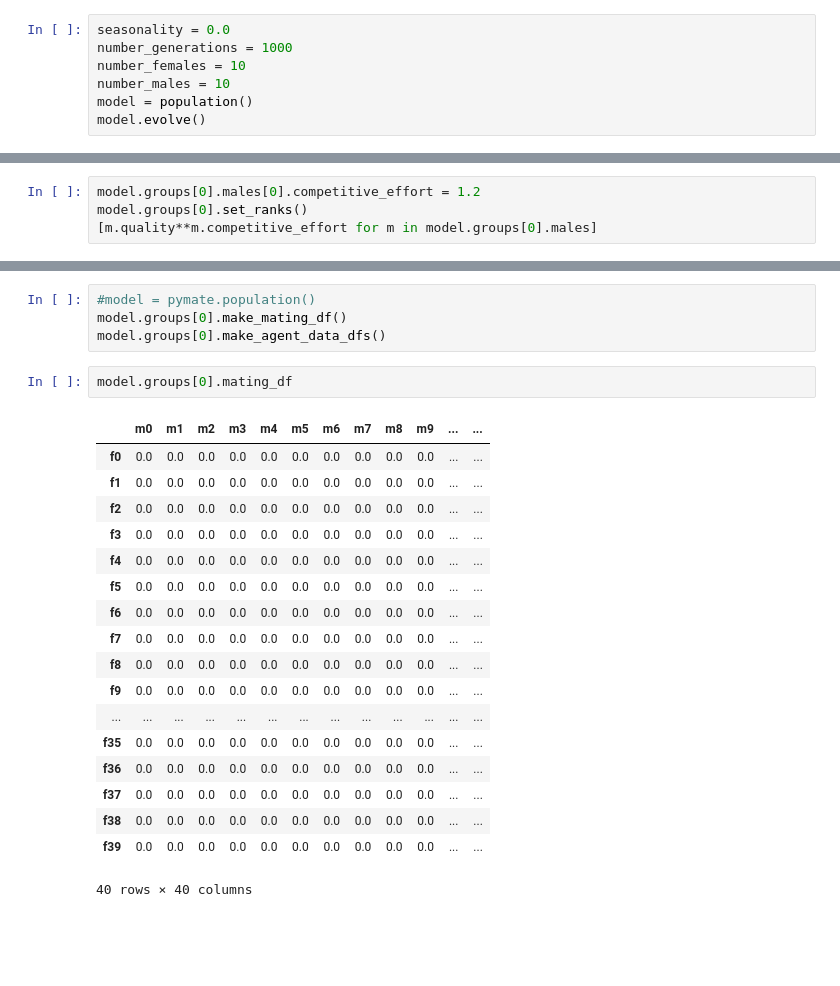
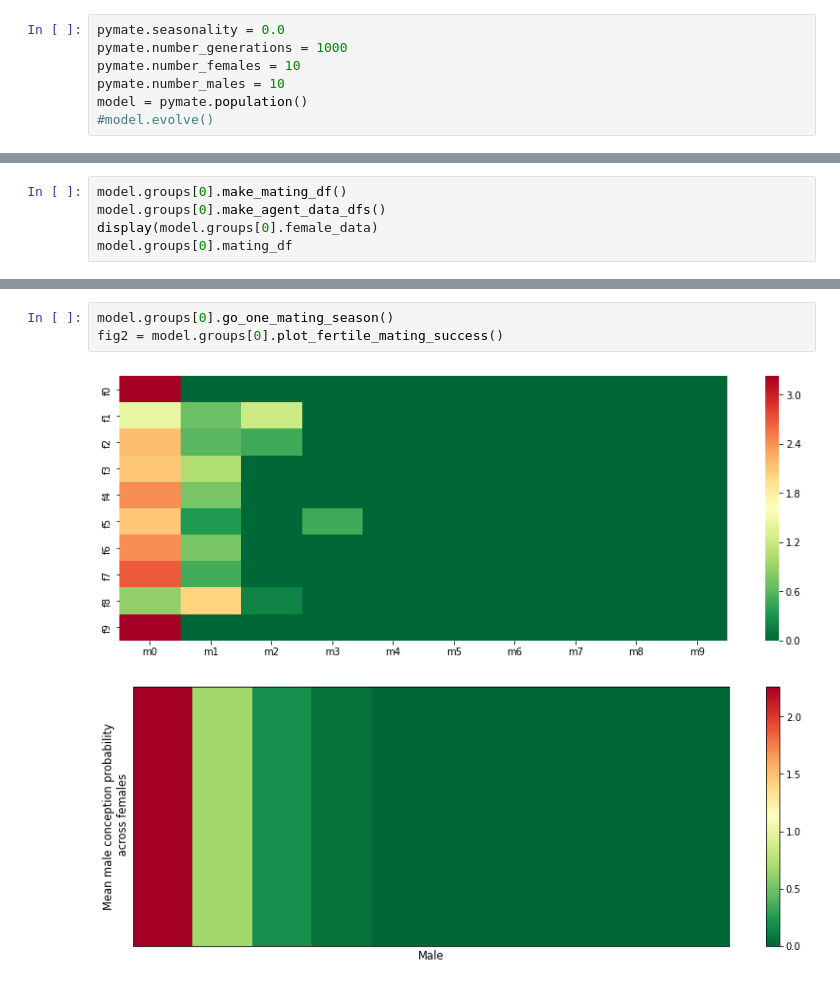
Before and after one commit to kevinrosenfield/FertilitySignalsABM, a Jupyter notebook: pymate_tests.ipynb, the cells around one changed output, grey strips where cells are left out. Cells and saved outputs as stored; diff of their text form; blank space fills up the shorter version.

Commit message:
add pymate_gui

```diff
--- a/pymate_tests.ipynb
+++ b/pymate_tests.ipynb
@@ -5,9 +5,9 @@ import plotly.express as px
 import matplotlib.pyplot as plt
 pymate = importlib.reload(pymate)
 # %%
-seasonality = 0.0
-number_generations = 1000
-number_females = 10
-number_males = 10
-model = population()
-model.evolve()
+pymate.seasonality = 0.0
+pymate.number_generations = 1000
+pymate.number_females = 10
+pymate.number_males = 10
+model = pymate.population()
+#model.evolve()
@@ -32,5 +14,6 @@ model.evolve()
 # %%
-model.groups[0].males[0].competitive_effort = 1.2
-model.groups[0].set_ranks()
-[m.quality**m.competitive_effort for m in model.groups[0].males]
+model.groups[0].make_mating_df()
+model.groups[0].make_agent_data_dfs()
+display(model.groups[0].female_data)
+model.groups[0].mating_df
 # %% [output]
@@ -46,25 +71,6 @@ model.groups[0].plot_fertile_mating_success()
-# %%
-#model = pymate.population()
-model.groups[0].make_mating_df()
-model.groups[0].make_agent_data_dfs()
 # %%
-model.groups[0].mating_df
+model.groups[0].go_one_mating_season()
+fig2 = model.groups[0].plot_fertile_mating_success()
 # %% [output]
-|  | m0 | m1 | m2 | m3 | m4 | m5 | m6 | m7 | m8 | m9 | ... | ... |
-| f0 | 0.0 | 0.0 | 0.0 | 0.0 | 0.0 | 0.0 | 0.0 | 0.0 | 0.0 | 0.0 | ... | ... |
-| f1 | 0.0 | 0.0 | 0.0 | 0.0 | 0.0 | 0.0 | 0.0 | 0.0 | 0.0 | 0.0 | ... | ... |
-| f2 | 0.0 | 0.0 | 0.0 | 0.0 | 0.0 | 0.0 | 0.0 | 0.0 | 0.0 | 0.0 | ... | ... |
-| f3 | 0.0 | 0.0 | 0.0 | 0.0 | 0.0 | 0.0 | 0.0 | 0.0 | 0.0 | 0.0 | ... | ... |
-| f4 | 0.0 | 0.0 | 0.0 | 0.0 | 0.0 | 0.0 | 0.0 | 0.0 | 0.0 | 0.0 | ... | ... |
-| f5 | 0.0 | 0.0 | 0.0 | 0.0 | 0.0 | 0.0 | 0.0 | 0.0 | 0.0 | 0.0 | ... | ... |
-| f6 | 0.0 | 0.0 | 0.0 | 0.0 | 0.0 | 0.0 | 0.0 | 0.0 | 0.0 | 0.0 | ... | ... |
-| f7 | 0.0 | 0.0 | 0.0 | 0.0 | 0.0 | 0.0 | 0.0 | 0.0 | 0.0 | 0.0 | ... | ... |
-| f8 | 0.0 | 0.0 | 0.0 | 0.0 | 0.0 | 0.0 | 0.0 | 0.0 | 0.0 | 0.0 | ... | ... |
-| f9 | 0.0 | 0.0 | 0.0 | 0.0 | 0.0 | 0.0 | 0.0 | 0.0 | 0.0 | 0.0 | ... | ... |
-| ... | ... | ... | ... | ... | ... | ... | ... | ... | ... | ... | ... | ... |
-| f35 | 0.0 | 0.0 | 0.0 | 0.0 | 0.0 | 0.0 | 0.0 | 0.0 | 0.0 | 0.0 | ... | ... |
-| f36 | 0.0 | 0.0 | 0.0 | 0.0 | 0.0 | 0.0 | 0.0 | 0.0 | 0.0 | 0.0 | ... | ... |
-| f37 | 0.0 | 0.0 | 0.0 | 0.0 | 0.0 | 0.0 | 0.0 | 0.0 | 0.0 | 0.0 | ... | ... |
-| f38 | 0.0 | 0.0 | 0.0 | 0.0 | 0.0 | 0.0 | 0.0 | 0.0 | 0.0 | 0.0 | ... | ... |
-| f39 | 0.0 | 0.0 | 0.0 | 0.0 | 0.0 | 0.0 | 0.0 | 0.0 | 0.0 | 0.0 | ... | ... |
-40 rows × 40 columns
+[figure, added]
+[figure, added]
```
Also changed, not shown: parts of 10 cells of this notebook, 3 other files.
